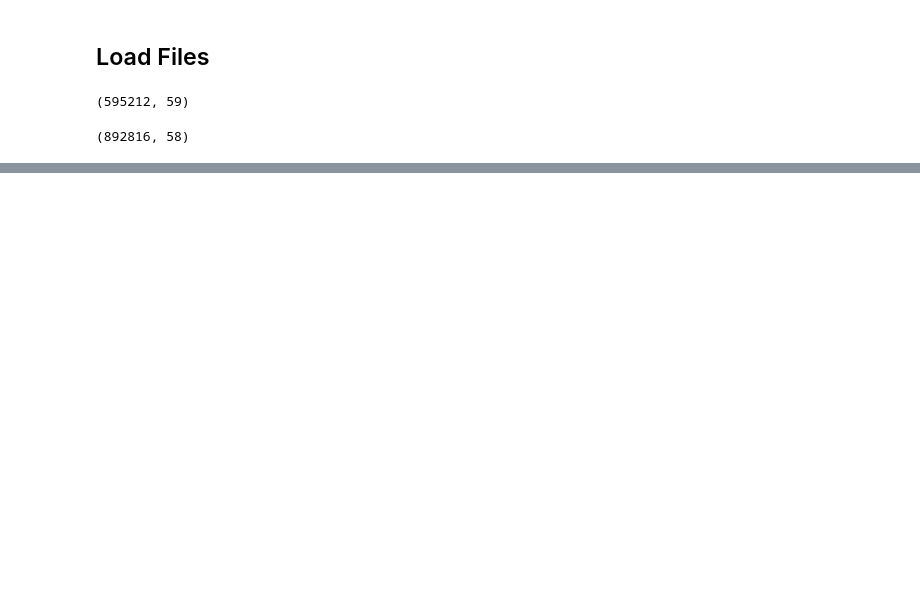
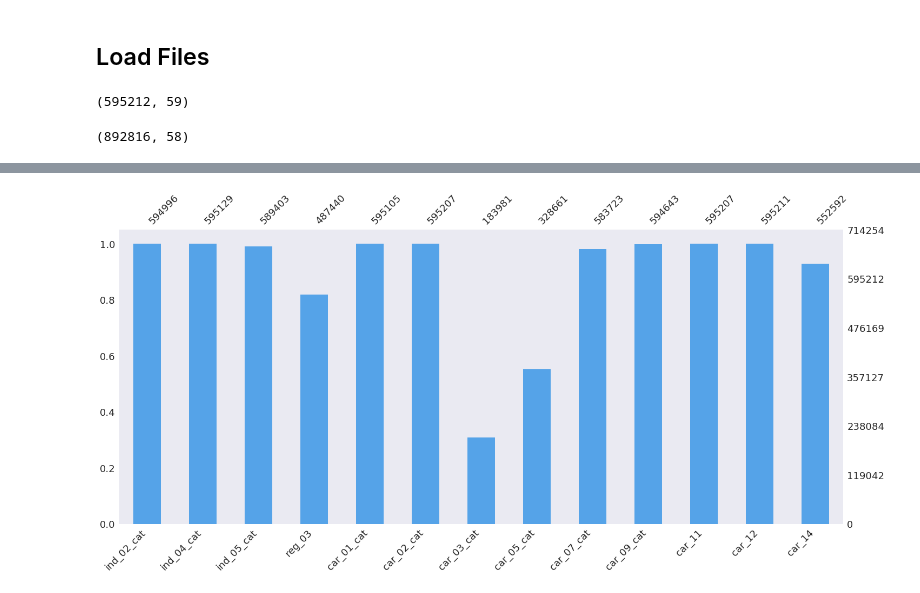
Before and after one commit to raphaelrrcoelho/porto-seguro-safe-driver, a Jupyter notebook: porto_seguro.ipynb, the cells around one changed output, grey strips where cells are left out. Drawn from its saved outputs; the diff is of its cells as text; code cells hidden in the pictures; blank space fills up the shorter version.

```diff
--- a/porto_seguro.ipynb
+++ b/porto_seguro.ipynb
@@ -73,0 +243,4 @@ id_test = test['id'].values
+# %%
+msno.bar(df_null, color = default_color, fontsize = 18, labels = True)
+# %% [output]
+[figure, added]
```
Also changed, not shown: parts of 27 cells of this notebook, 2 other files.
